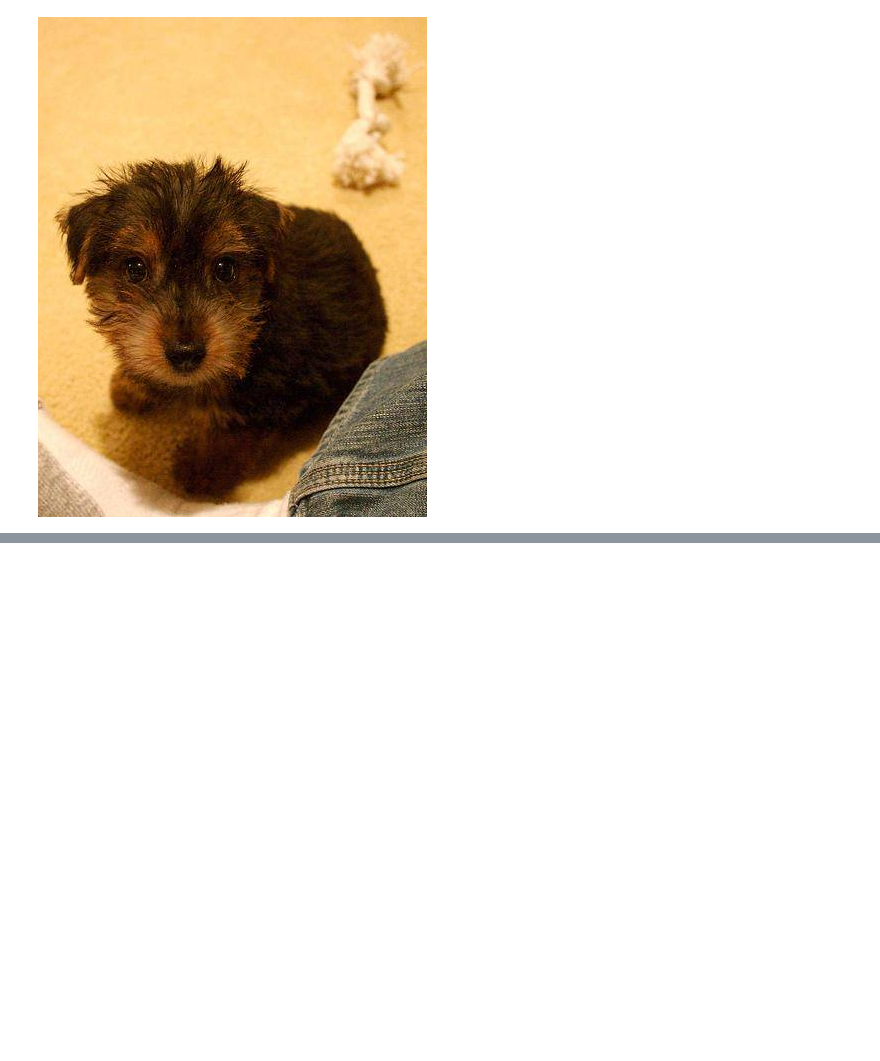
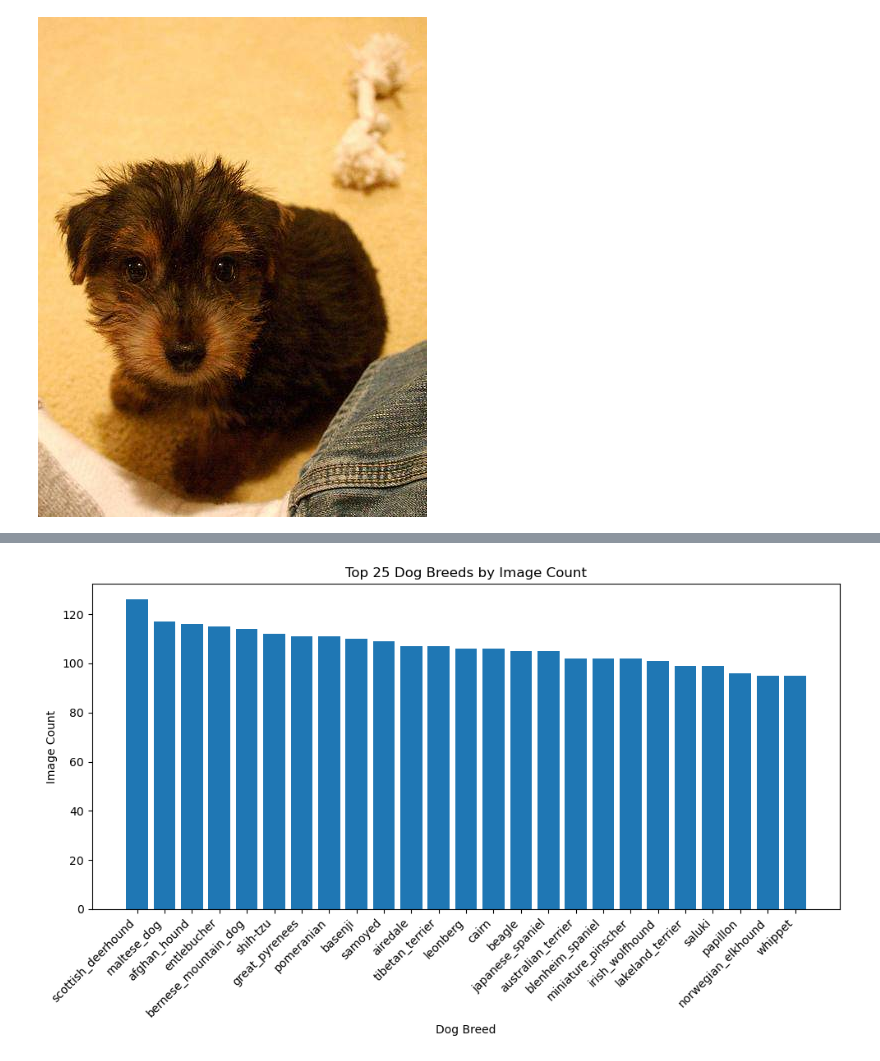
Before and after one commit to matthewjchin/dogbreedclassification, a Jupyter notebook: dog_breed_class.ipynb, the cells around one changed output, grey strips where cells are left out. Saved outputs shown, nothing was run; the diff lists cells and outputs as text; code cells hidden in the pictures; blank space fills up the shorter version.

```diff
--- a/dog_breed_class.ipynb
+++ b/dog_breed_class.ipynb
@@ -121,0 +246,9 @@ Image("dog-breed-identification/train/fc33f90570fc8502e6c3f83a6bf3b982.jpg")
+# %%
+# Get top 25 breeds with most occurring labels found
+top25breeds= labels['breed'].value_counts().head(25)
+
+# Type Series, convert to DataFrame
+print(type(top25breeds))
+
+top25breeds = top25breeds.reset_index()
+print(type(top25breeds))
@@ -121,0 +281,11 @@ Image("dog-breed-identification/train/fc33f90570fc8502e6c3f83a6bf3b982.jpg")
+# %%
+plt.figure(figsize=(10, 6)) # Adjust figure size as needed
+plt.bar(top25breeds['breed'], top25breeds['count'])
+plt.xlabel("Dog Breed")
+plt.ylabel("Image Count")
+plt.title("Top 25 Dog Breeds by Image Count")
+plt.xticks(range(len(top25breeds)), rotation=45, ha='right')
+plt.tight_layout() # Adjust layout to prevent labels from overlapping
+plt.show()
+# %% [output]
+[figure, added]
```
Also changed, not shown: parts of 19 cells of this notebook.
